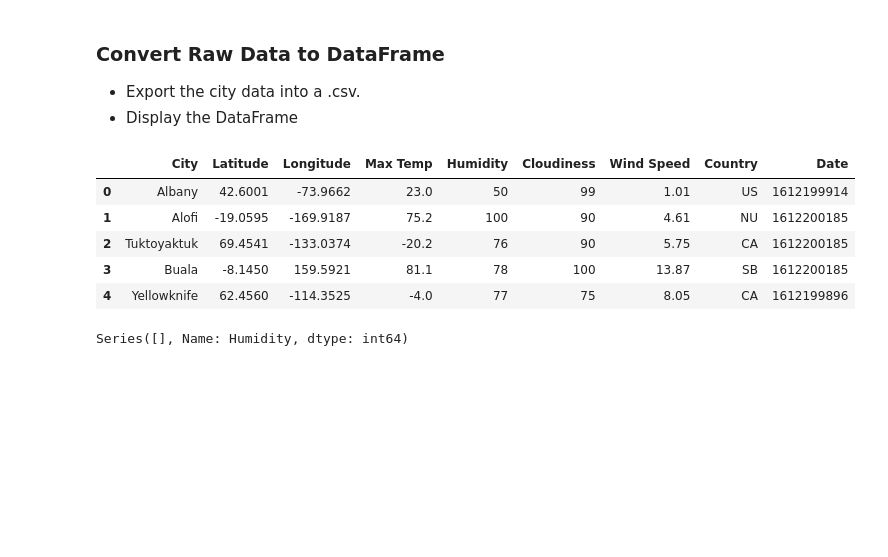
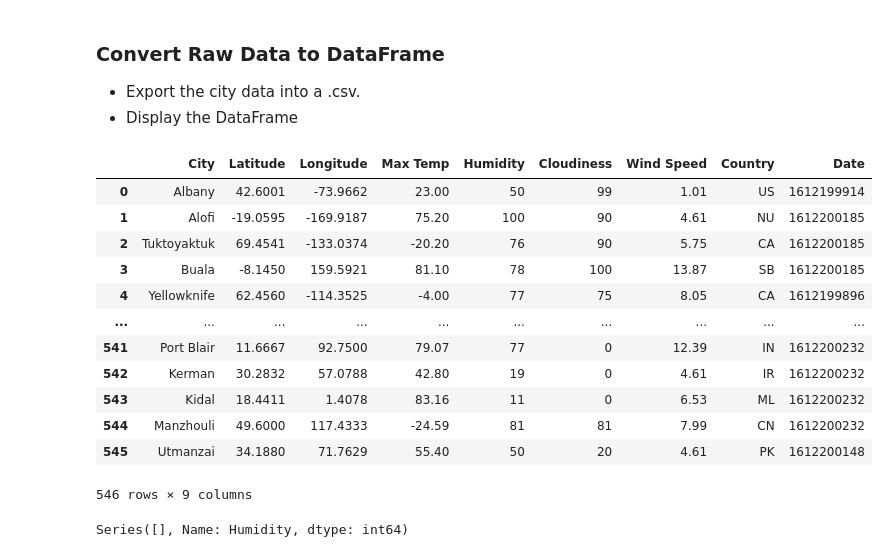
Before and after one commit to cayelsie/API-weather-analysis-and-vacation-planning, a Jupyter notebook: WeatherPy/WeatherPy_main.ipynb, the cells around one changed output. Drawn from its saved outputs; the diff is of its cells as text; code cells hidden in the pictures; blank space fills up the shorter version.

```diff
--- a/WeatherPy/WeatherPy_main.ipynb
+++ b/WeatherPy/WeatherPy_main.ipynb
@@ -23,7 +23,7 @@ from api_keys import weather_api_key
 from citipy import citipy
 
 # Output File (CSV)
-output_data_file = "output_data/cities.csv"
+output_data_file = "output_files/cities.csv"
 
 # Range of latitudes and longitudes
 lat_range = (-90, 90)
@@ -145,17 +145,25 @@ Data Retrieval Complete
 # %%
 #Put collected data into a dataframe
 city_df = pd.DataFrame({"City": name, "Latitude": lat, "Longitude": lng, "Max Temp": max_temp, "Humidity": humidity,
                        "Cloudiness": cloudiness, "Wind Speed": wind_speed, "Country": country, "Date": date})
 
 #Export data to csv
-city_df.to_csv("output_files/city.csv")
+city_df.to_csv(output_data_file)
 
-city_df.head()
+#Display df
+city_df
 # %% [output]
 |  | City | Latitude | Longitude | Max Temp | Humidity | Cloudiness | Wind Speed | Country | Date |
-| 0 | Albany | 42.6001 | -73.9662 | 23.0 | 50 | 99 | 1.01 | US | 1612199914 |
-| 1 | Alofi | -19.0595 | -169.9187 | 75.2 | 100 | 90 | 4.61 | NU | 1612200185 |
-| 2 | Tuktoyaktuk | 69.4541 | -133.0374 | -20.2 | 76 | 90 | 5.75 | CA | 1612200185 |
-| 3 | Buala | -8.1450 | 159.5921 | 81.1 | 78 | 100 | 13.87 | SB | 1612200185 |
-| 4 | Yellowknife | 62.4560 | -114.3525 | -4.0 | 77 | 75 | 8.05 | CA | 1612199896 |
+| 0 | Albany | 42.6001 | -73.9662 | 23.00 | 50 | 99 | 1.01 | US | 1612199914 |
+| 1 | Alofi | -19.0595 | -169.9187 | 75.20 | 100 | 90 | 4.61 | NU | 1612200185 |
+| 2 | Tuktoyaktuk | 69.4541 | -133.0374 | -20.20 | 76 | 90 | 5.75 | CA | 1612200185 |
+| 3 | Buala | -8.1450 | 159.5921 | 81.10 | 78 | 100 | 13.87 | SB | 1612200185 |
+| 4 | Yellowknife | 62.4560 | -114.3525 | -4.00 | 77 | 75 | 8.05 | CA | 1612199896 |
+| ... | ... | ... | ... | ... | ... | ... | ... | ... | ... |
+| 541 | Port Blair | 11.6667 | 92.7500 | 79.07 | 77 | 0 | 12.39 | IN | 1612200232 |
+| 542 | Kerman | 30.2832 | 57.0788 | 42.80 | 19 | 0 | 4.61 | IR | 1612200232 |
+| 543 | Kidal | 18.4411 | 1.4078 | 83.16 | 11 | 0 | 6.53 | ML | 1612200232 |
+| 544 | Manzhouli | 49.6000 | 117.4333 | -24.59 | 81 | 81 | 7.99 | CN | 1612200232 |
+| 545 | Utmanzai | 34.1880 | 71.7629 | 55.40 | 50 | 20 | 4.61 | PK | 1612200148 |
+546 rows × 9 columns
 # %%
```
Also changed, not shown: parts of 29 cells of this notebook, 2 other files.
